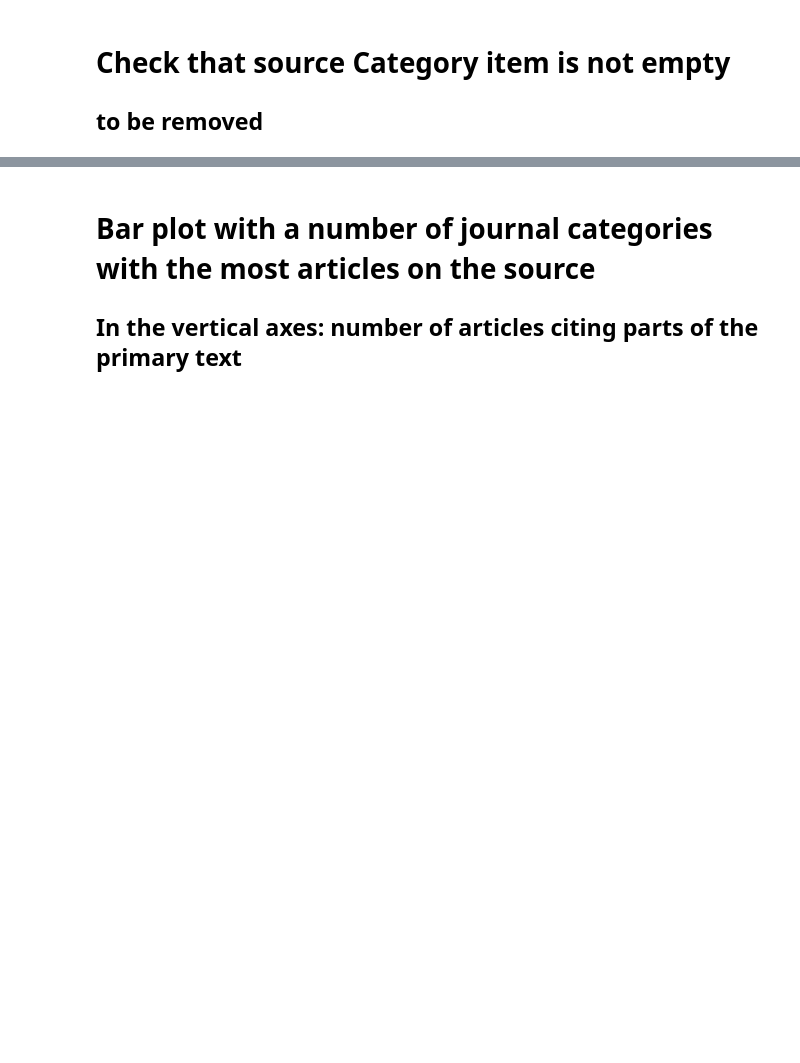
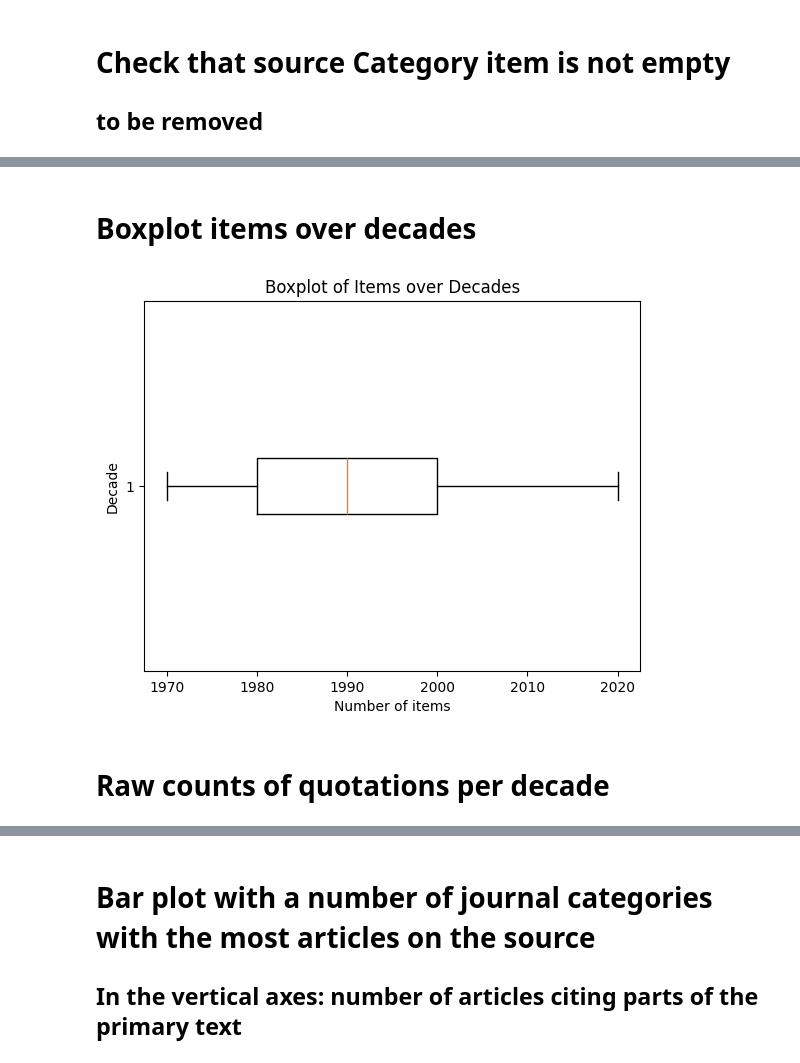
Before and after one commit to milanterlunen/quotation-detection, a Jupyter notebook: 03-analyze-results/generic-results-analysis-paul.ipynb, the cells around one changed output, grey strips where cells are left out. Drawn from its saved outputs; the diff is of its cells as text; code cells hidden in the pictures; blank space fills up the shorter version.

```diff
--- a/03-analyze-results/generic-results-analysis-paul.ipynb
+++ b/03-analyze-results/generic-results-analysis-paul.ipynb
@@ -145,26 +148,27 @@ Data directory:C:\Users\bdt\Documents\Joyce_1922_Ulysses_results_t2-c3-n2-m3-nos
 # Define startData variable
 ### Overview of the column names and datatypes in dataframe df
 # %%
-import pathlib
+
 # Define the startData variable
 #startData = "C:\\Users\\bdt\\Documents\\Joyce_1922_Ulysses_results_t2-c3-n2-m3-nostops.jsonl"
 
 # Load results as pandas dataframe
-startData=my_project_data.path
-print(startData)
-filepath=my_project_data.path
-file_path = pathlib.Path(startData)
-if file_path.exists():
-    print("File exists")
+filePath=my_project_data.path
+
+if filePath.exists():
+    print(f"File {filePath} exists")
 else:
-    print("File does not exist")
-print(file_path)
+    print(f"File {filePath} does not exist")
+print(filePath)
 
 # make dataFrams df outof file_path
-df = pd.read_json(file_path, lines=True)
+df = pd.read_json(filePath, lines=True)
 
 # total lenght of the colums in df ( including rows with empty elements)
 total_number_of_rows=len(df)
 number_of_rows_with_matches=len(df[df['numMatches']>=1])
 number_of_rows_without_matches=total_number_of_rows - number_of_rows_with_matches
+print(total_number_of_rows)
+print(number_of_rows_with_matches)
+print(number_of_rows_without_matches)
 # %% [output]
@@ -189,0 +334,15 @@ df_without_lists = is_not_list.to_frame()
+# %% [markdown]
+# Boxplot items over decades
+# %%
+
+# Box plot of item dates
+
+plt.boxplot(df1['Decade'], vert=False)
+plt.xlabel('Number of items')
+plt.ylabel('Decade')
+plt.title('Boxplot of Items over Decades')
+plt.show()
+# %% [output]
+[figure, added]
+# %% [markdown]
+# Raw counts of quotations per decade
```
Also changed, not shown: parts of 27 cells of this notebook, 3 other files.
